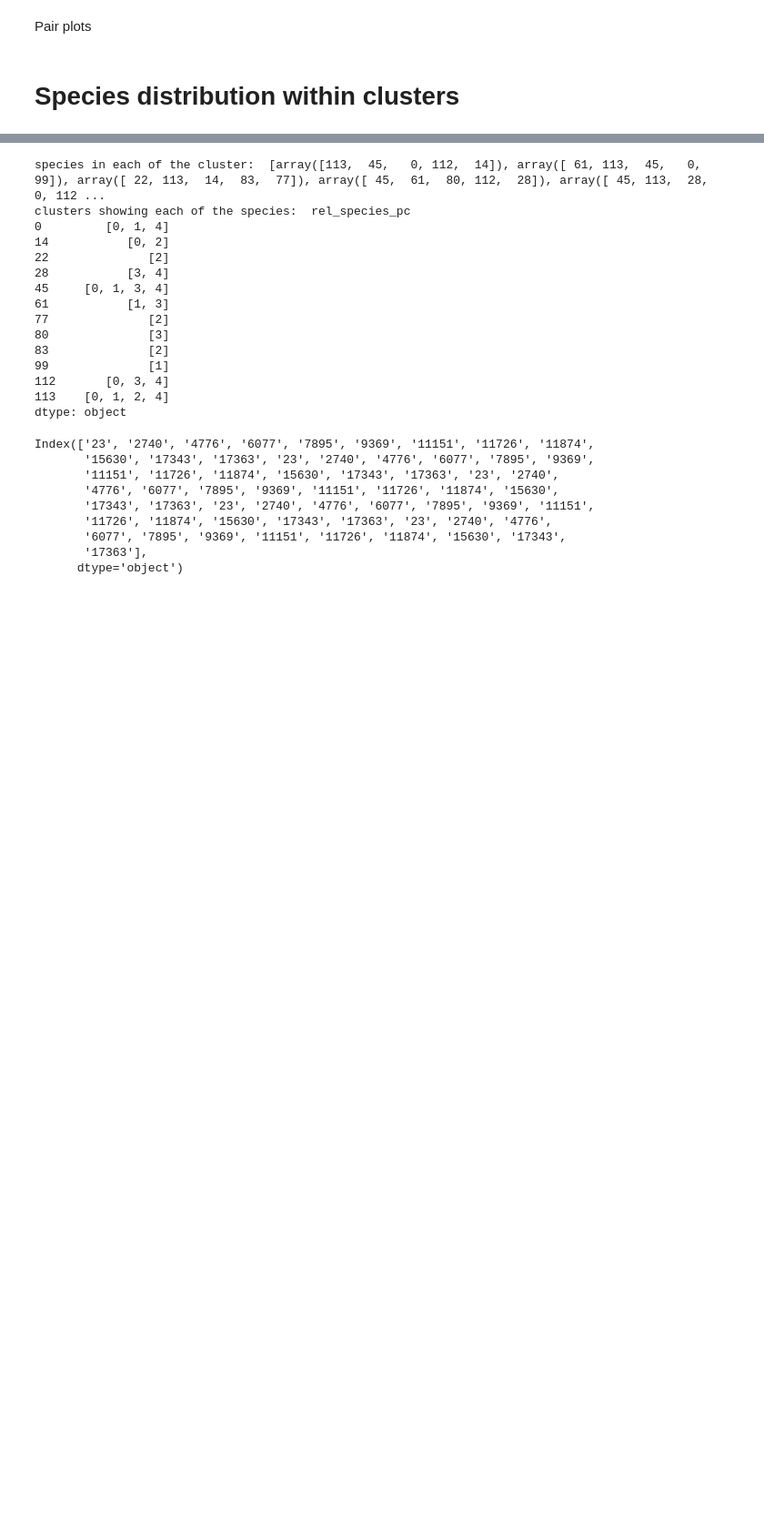
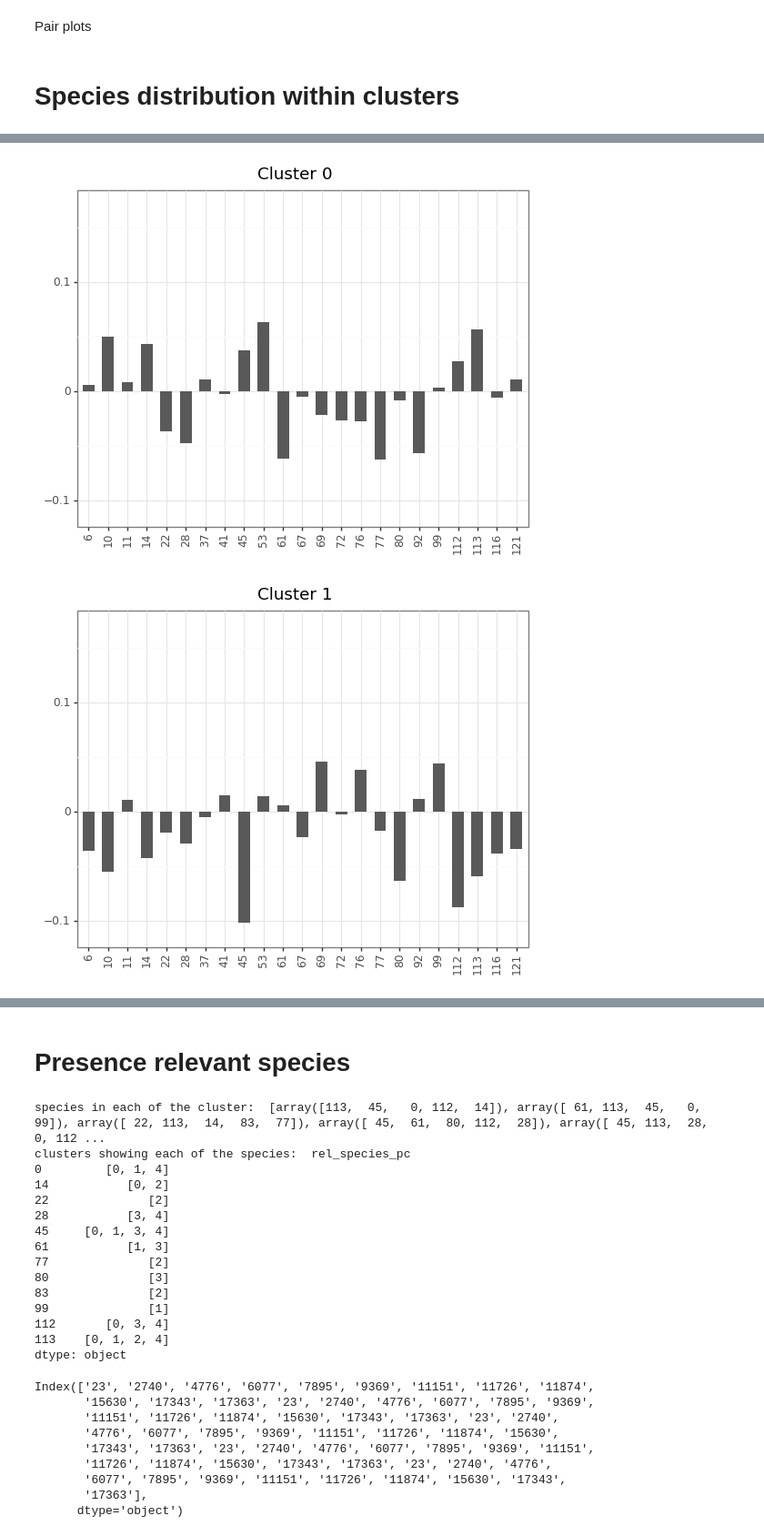
Before and after one commit to LGhilotti/pp_mix, a Jupyter notebook: data/Bauges_data/clustering_analysis.ipynb, the cells around one changed output, grey strips where cells are left out. Shown: that part at 91% size. Saved outputs shown, nothing was run; the diff lists cells and outputs as text; code cells hidden in the pictures; blank space fills up the shorter version.

```diff
--- a/data/Bauges_data/clustering_analysis.ipynb
+++ b/data/Bauges_data/clustering_analysis.ipynb
@@ -78,0 +170,41 @@ best_clust = pd.read_csv("best_clus.txt", sep=" ", header=None).astype(int)
+# %%
+# Plots on different files
+g0 = ggplot(df.loc[df["Cluster"]==0],aes("rel_species", "V_index") ) +  geom_bar(stat="identity", position="dodge", width=0.6) \
+  + xlab("") + ylab("") + ylim(-0.11,0.17)\
+  + theme_bw() \
+  + theme(axis_text_x = element_text(angle=90)) + ggtitle("Cluster 0")
+
+g1 = ggplot(df.loc[df["Cluster"]==1],aes("rel_species", "V_index") ) +  geom_bar(stat="identity", position="dodge", width=0.6) \
+  + xlab("") + ylab("") + ylim(-0.11,0.17)\
+  + theme_bw() \
+  + theme(axis_text_x = element_text(angle=90)) + ggtitle("Cluster 1")
+
+g2 = ggplot(df.loc[df["Cluster"]==2],aes("rel_species", "V_index") ) +  geom_bar(stat="identity", position="dodge", width=0.6) \
+  + xlab("") + ylab("") + ylim(-0.11,0.17)\
+  + theme_bw() \
+  + theme(axis_text_x = element_text(angle=90)) + ggtitle("Cluster 2")
+
+g3 = ggplot(df.loc[df["Cluster"]==3],aes("rel_species", "V_index") ) +  geom_bar(stat="identity", position="dodge", width=0.6) \
+  + xlab("") + ylab("") + ylim(-0.11,0.17)\
+  + theme_bw() \
+  + theme(axis_text_x = element_text(angle=90)) + ggtitle("Cluster 3")
+
+g4 = ggplot(df.loc[df["Cluster"]==4],aes("rel_species", "V_index") ) +  geom_bar(stat="identity", position="dodge", width=0.6) \
+  + xlab("") + ylab("") + ylim(-0.11,0.17)\
+  + theme_bw() \
+  + theme(axis_text_x = element_text(angle=90)) + ggtitle("Cluster 4")
+
+print(g0)
+print(g1)
+print(g2)
+print(g3)
+print(g4)
+
+g0.save("cluster0_species.pdf")
+g1.save("cluster1_species.pdf")
+g2.save("cluster2_species.pdf")
+g3.save("cluster3_species.pdf")
+g4.save("cluster4_species.pdf")
+# %% [output]
+[figure, added]
+[figure, added]
@@ -79,3 +214,5 @@ best_clust = pd.read_csv("best_clus.txt", sep=" ", header=None).astype(int)
+# %% [markdown]
+# Presence relevant species
 # %%
 # Define the different indexes V for measuring association
 
```
Also changed, not shown: parts of 7 cells of this notebook, 1 other file.
